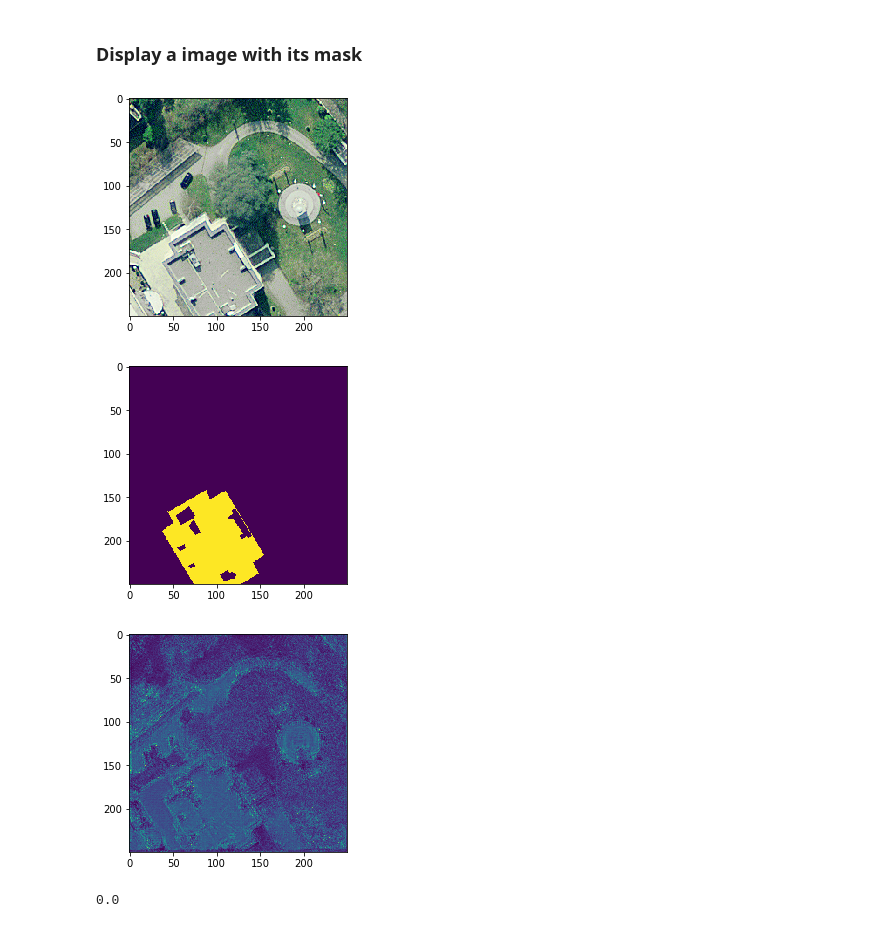
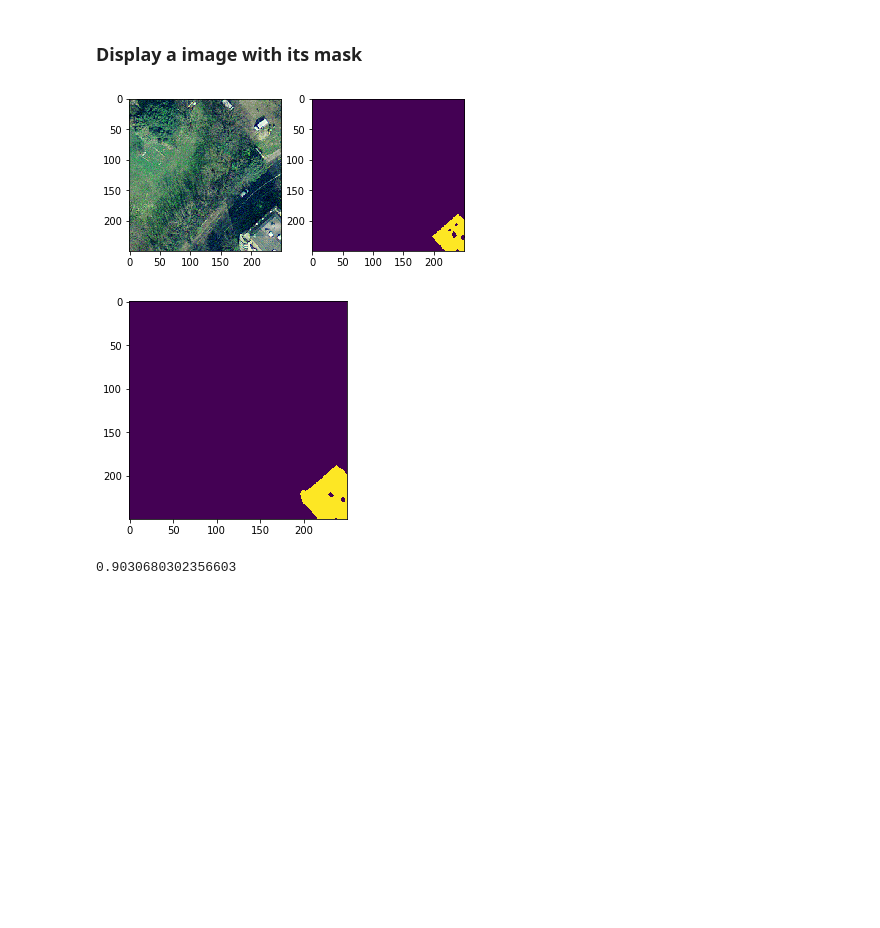
Before and after one commit to riccardocadei/photovoltaic-detection, a Jupyter notebook: main.ipynb, the cells around one changed output. Saved outputs shown, nothing was run; the diff lists cells and outputs as text; code cells hidden in the pictures; blank space fills up the shorter version.

Commit message:
BEST MODEEEEEL

```diff
--- a/main.ipynb
+++ b/main.ipynb
@@ -133,12 +120,14 @@ Variance test accuracy: 0.000001
 # Tuning the hyper parameters
 - Learning rate for SGD
 # %%
-lr_candidates = [0.1,0.01,0.001,0.0001,0.00001,0.000001]
+lr_candidates = np.logspace(-1,-2,num=5)
 num_epochs = 70
-loss_function = torch.nn.BCEWithLogitsLoss()
+loss_function = torch.nn.BCEWithLogitsLoss(pos_weight=torch.FloatTensor([5]).cuda())
+
 input_model = UNet(3,1,False).to(device)
 
 best_lr, best_model = select_hyper_param(train_dataset,loss_function,input_model,num_epochs,lr_candidates)
+torch.save(best_model.state_dict(), 'model/best_model.pt')
 # %% [output]
 ---------------------------------------------------------------------
 
@@ -165,23 +157,26 @@ model = best_model
 # %% [markdown]
 ### Display a image with its mask
 # %%
+fig = plt.figure()
+ax1 = fig.add_subplot(1,2,1)
+ax2 = fig.add_subplot(1,2,2)
+
 index_random_sample = int(np.random.random()*len(train_loader.dataset))
 (x,y) = train_loader.dataset[index_random_sample]
-plt.imshow(np.transpose(x.numpy(),(1,2,0)))
-plt.show()
+ax1.imshow(np.transpose(x.numpy(),(1,2,0)))
 
-plt.imshow(y)
+ax2.imshow(y)
 plt.show()
 
 
 ypred = torch.squeeze(model(torch.unsqueeze(x,0).cuda())).cpu().detach().numpy()
-plt.imshow(ypred)
+plt.imshow(np.around(ypred))
+
 plt.show()
 # %% [output]
-[figure, old version]
+[figure, new version]
-[figure, old version]
+[figure, new version]
-[figure, removed]
 # %%
 iou(np.around(ypred),y.numpy())
 # %% [output]
-0.0
+0.9030680302356603
```
Also changed, not shown: parts of 5 cells of this notebook, 2 other files.
